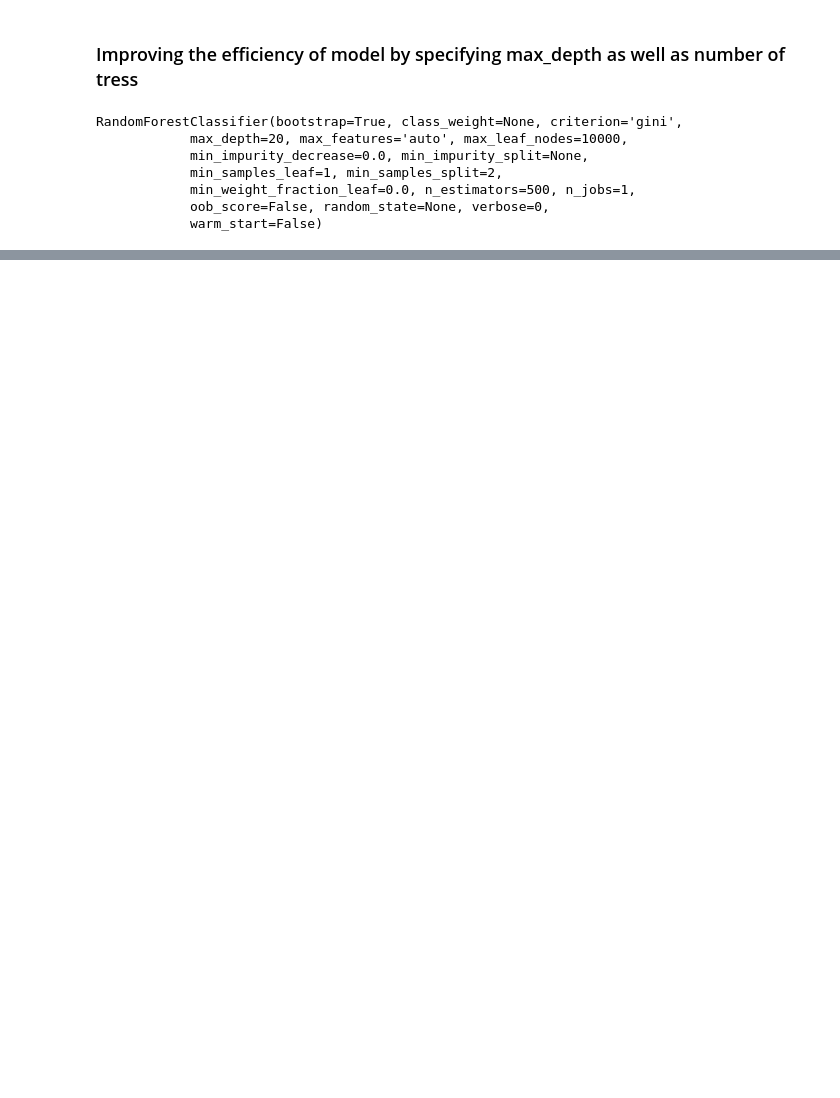
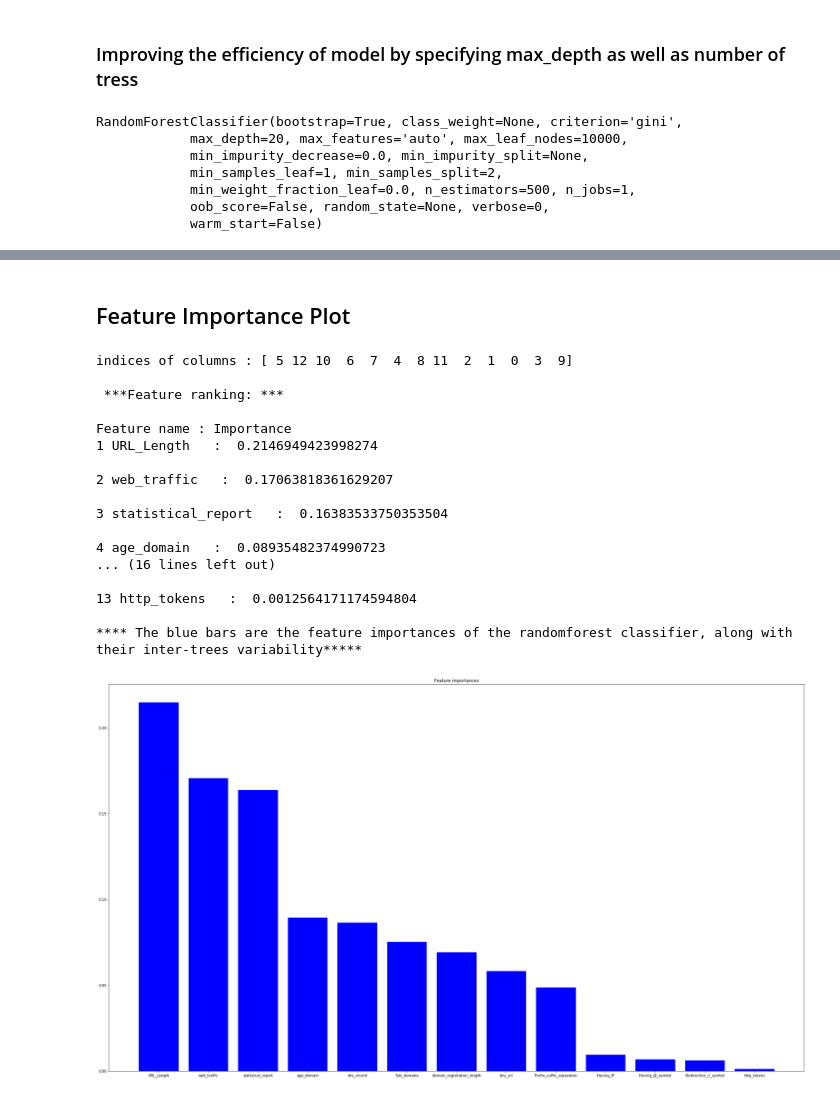
Before and after one commit to chamanthmvs/Phishing-Website-Detection, a Jupyter notebook: RandomForest_Classifier.ipynb, the cells around one changed output, grey strips where cells are left out. Cells and saved outputs as stored; diff of their text form; code cells hidden in the pictures; blank space fills up the shorter version.

Commit message:
Updated with feature importance plot

```diff
--- a/RandomForest_Classifier.ipynb
+++ b/RandomForest_Classifier.ipynb
@@ -158,0 +163,59 @@ accuracy_score(labels_test,custom_classifier_prediction_label)
+# %% [markdown]
+## Feature Importance Plot
+# %%
+import matplotlib.pyplot as plt
+import numpy as np
+
+#feature_importances_ : array of shape = [n_features] ------ The feature importances (the higher, the more important the feature).
+
+#feature_importances_  -- This method returns the quantified relative importance in the order the features were fed to the algorithm
+
+importances = custom_random_forest_classifier.feature_importances_
+
+#std = np.std([tree.feature_importances_ for tree in custom_random_forest_classifier.estimators_],axis=0)   #[[[estimators_ :explaination ---  list of DecisionTreeClassifier ----- (The collection of fitted sub-estimators.)]]]
+
+#To make the plot pretty, we’ll instead sort the features from most to least important.
+indices = np.argsort(importances)[::-1]
+print(f"indices of columns : {indices}")
+
+# Print the feature ranking
+print("\n ***Feature ranking: *** \n")
+print("Feature name : Importance")
+
+for f in range(data_train.shape[1]):
+    print(f"{f+1} {data_train.columns[indices[f]]}   :  {importances[indices[f]]} \n")
+
+print("**** The blue bars are the feature importances of the randomforest classifier, along with their inter-trees variability*****")
+
+# Plot the feature importances of the forest
+plt.figure()
+plt.title("Feature importances")
+plt.bar(range(data_train.shape[1]), importances[indices],
+       color="b", align="center")
+#yerr=std[indices] -- this is another parameter that can be included if std is calculated above
+#and also it gives error bar that's the reason we calculate std above. but here we are not making it plot.
+
+plt.xticks(range(data_train.shape[1]), data_train.columns[indices])
+plt.xlim([-1, data_train.shape[1]])
+
+plt.rcParams['figure.figsize'] = (35,15)  #this will increase the size of the plot
+plt.show()
+# %% [output]
+indices of columns : [ 5 12 10  6  7  4  8 11  2  1  0  3  9]
+
+ ***Feature ranking: ***
+
+Feature name : Importance
+1 URL_Length   :  0.2146949423998274
+
+2 web_traffic   :  0.17063818361629207
+
+3 statistical_report   :  0.16383533750353504
+
+4 age_domain   :  0.08935482374990723
+... (16 lines left out)
+
+13 http_tokens   :  0.0012564171174594804
+
+**** The blue bars are the feature importances of the randomforest classifier, along with their inter-trees variability*****
+[figure, added]
```
Also changed, not shown: parts of 8 cells of this notebook.
